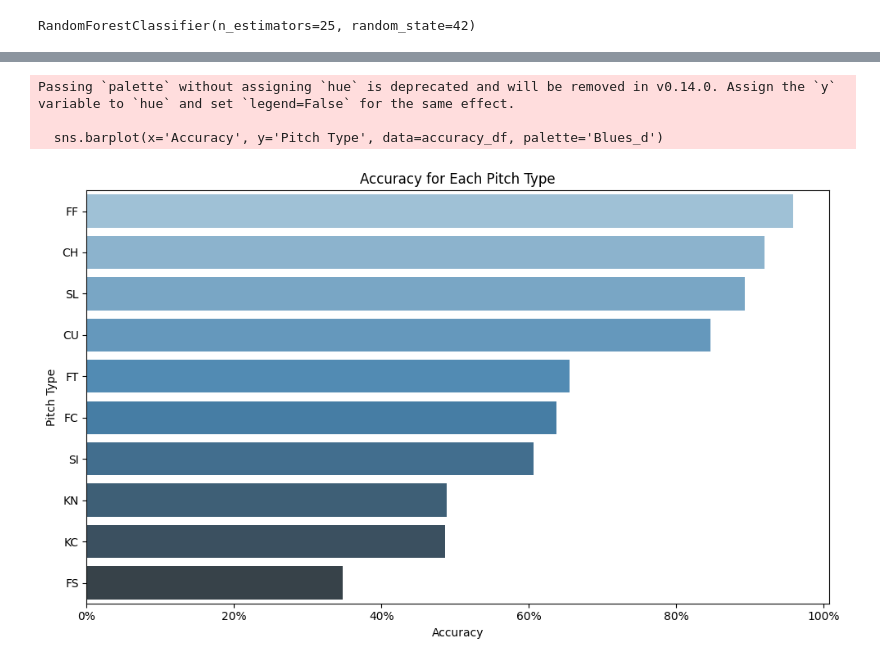
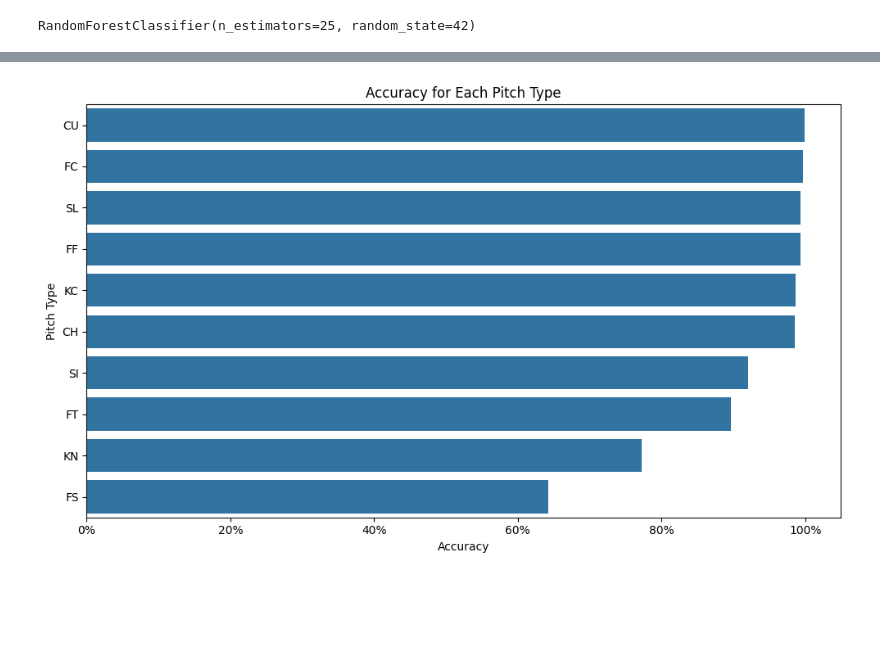
Before and after one commit to jpmitchell38/PitchClassifierMLB, a Jupyter notebook: pitch_classifier.ipynb, the cells around one changed output, grey strips where cells are left out. Cells and saved outputs as stored; diff of their text form; code cells hidden in the pictures; blank space fills up the shorter version.

```diff
--- a/pitch_classifier.ipynb
+++ b/pitch_classifier.ipynb
@@ -51,7 +51,8 @@ Index(['px', 'pz', 'start_speed', 'end_speed', 'spin_rate', 'spin_dir',
 drop_columns = [
     'type_confidence', 'nasty', 'code', 'event_num', 'b_score',
     'ab_id', 'b_count', 's_count', 'outs', 'pitch_num',
-    'on_1b', 'on_2b', 'on_3b', 'type', 'zone'
+    'on_1b', 'on_2b', 'on_3b', 'type', 'zone', 'sz_bot', 'sz_top',
+    'y0', 'break_y', 'px', 'x', 'y', 'pz'
 ]
 
 # Drop them from the DataFrame
@@ -67,14 +67 @@ Index(['px', 'pz', 'start_speed', 'end_speed', 'spin_rate', 'spin_dir',
       dtype='object')
-# %%
-df1_cleaned.replace('placeholder', np.nan, inplace=True)
-
-df1_cleaned['px'] = pd.to_numeric(df1_cleaned['px'], errors='coerce')
-df1_cleaned['pz'] = pd.to_numeric(df1_cleaned['pz'], errors='coerce')
-df1_cleaned['start_speed'] = pd.to_numeric(df1_cleaned['start_speed'], errors='coerce')
-df1_cleaned['end_speed'] = pd.to_numeric(df1_cleaned['end_speed'], errors='coerce')
-
-df1_cleaned.dropna(subset=['pitch_type'], inplace=True)
-df1_cleaned = df1_cleaned[~df1_cleaned['pitch_type'].isin(['EP', 'FO'])]
-df1_cleaned = df1_cleaned.dropna(subset=['x', 'y'])
-
-# df1_cleaned.head()
@@ -96,9 +146 @@ df1_cleaned.pitch_type.value_counts()
 dtype: int64
-# %%
-# print(df1_cleaned.isnull().sum())
-
-# df1_cleaned['spin_dir'] = np.degrees(np.arctan2(df1_cleaned['pfx_z'], df1_cleaned['pfx_x']))
-# df1_cleaned = df1_cleaned.drop(columns=['spin_rate'])
-
-
-df1_cleaned = df1_cleaned.drop(columns=['spin_rate', 'spin_dir'])
@@ -164,35 +217,32 @@ accuracies = []
 
 for pitch in pitch_types:
     pitch_indices = y_test == pitch
     accuracy = accuracy_score(y_test[pitch_indices], y_pred[pitch_indices])
     accuracies.append(accuracy)
 
 # Create a DataFrame for plotting
 accuracy_df = pd.DataFrame({
     'Pitch Type': pitch_types,
     'Accuracy': accuracies
 })
 
 # Sort the accuracy values in descending order
 accuracy_df = accuracy_df.sort_values(by='Accuracy', ascending=False)
 
 # Plot the bar chart
 plt.figure(figsize=(10, 6))
-sns.barplot(x='Accuracy', y='Pitch Type', data=accuracy_df, palette='Blues_d')
+sns.barplot(x='Accuracy', y='Pitch Type', data=accuracy_df)
 
 # Format the x-axis labels as percentages and remove redundant ticks
 ax = plt.gca()
 ax.set_xticks(ax.get_xticks()[:-1])
 ax.set_xticklabels([f'{x*100:.0f}%' for x in ax.get_xticks()])
 
 # Add titles and labels
 plt.title('Accuracy for Each Pitch Type')
 plt.xlabel('Accuracy')
 plt.ylabel('Pitch Type')
 plt.tight_layout()
 plt.show()
 # %% [output]
-Passing `palette` without assigning `hue` is deprecated and will be removed in v0.14.0. Assign the `y` variable to `hue` and set `legend=False` for the same effect.
-
-  sns.barplot(x='Accuracy', y='Pitch Type', data=accuracy_df, palette='Blues_d')
-[figure, old version]
+[figure, new version]
```
Also changed, not shown: parts of 9 cells of this notebook.
